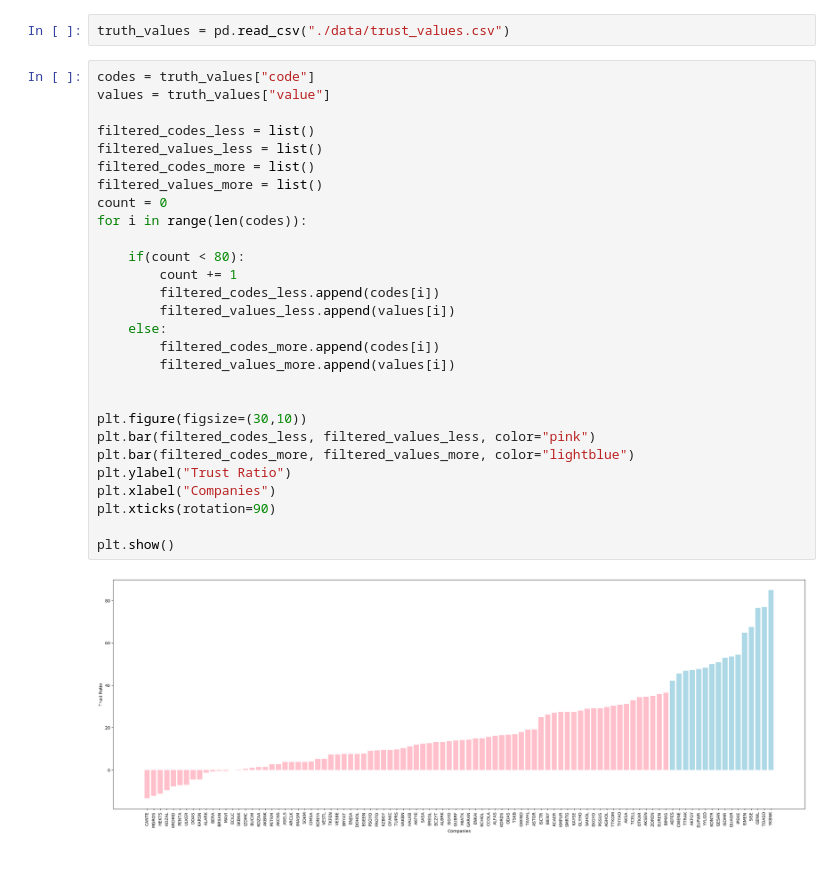
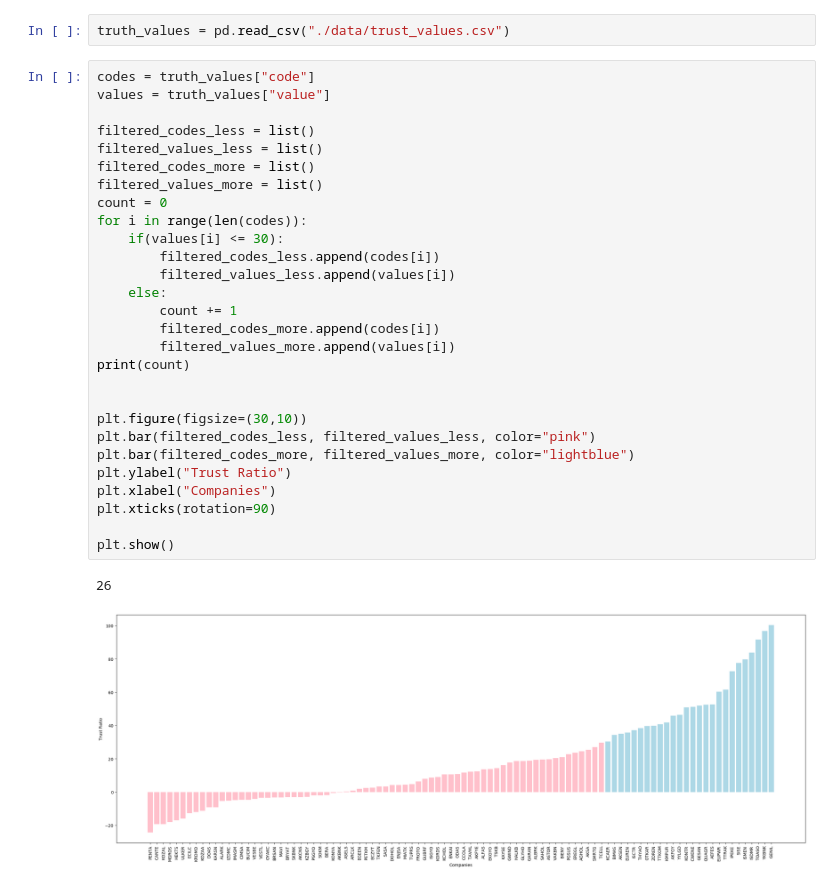
Before and after one commit to aliemre2023/trade-bot, a Jupyter notebook: scraper/visualize_evaluation.ipynb, the cells around one changed output. Cells and saved outputs as stored; diff of their text form.

```diff
--- a/scraper/visualize_evaluation.ipynb
+++ b/scraper/visualize_evaluation.ipynb
@@ -63,30 +69,31 @@ truth_values = pd.read_csv("./data/trust_values.csv")
 # %%
 codes = truth_values["code"]
 values = truth_values["value"]
 
 filtered_codes_less = list()
 filtered_values_less = list()
 filtered_codes_more = list()
 filtered_values_more = list()
 count = 0
 for i in range(len(codes)):
-
-    if(count < 80):
-        count += 1
+    if(values[i] <= 30):
         filtered_codes_less.append(codes[i])
         filtered_values_less.append(values[i])
     else:
+        count += 1
         filtered_codes_more.append(codes[i])
         filtered_values_more.append(values[i])
+print(count)
 
 
 plt.figure(figsize=(30,10))
 plt.bar(filtered_codes_less, filtered_values_less, color="pink")
 plt.bar(filtered_codes_more, filtered_values_more, color="lightblue")
 plt.ylabel("Trust Ratio")
 plt.xlabel("Companies")
 plt.xticks(rotation=90)
 
 plt.show()
 # %% [output]
+26
-[figure, old version]
+[figure, new version]
```
Also changed, not shown: parts of 2 cells of this notebook, 26 other files.
